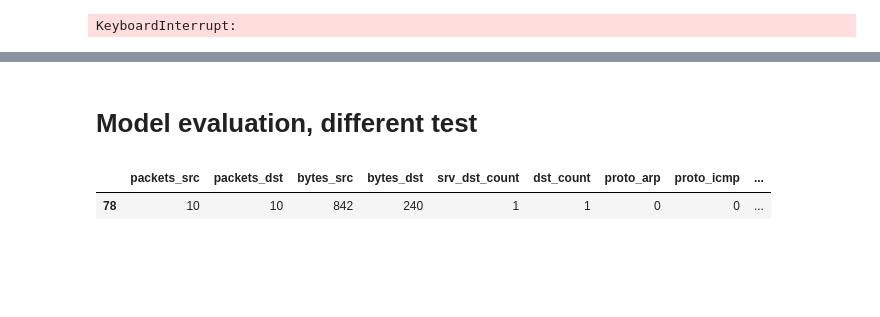
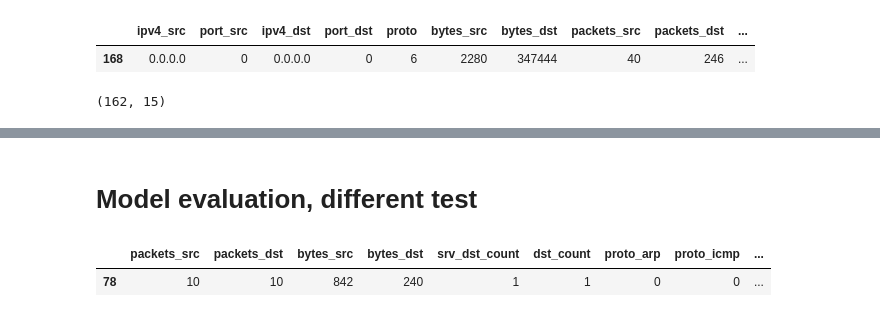
Before and after one commit to j05k0/DP_Security_improvements, a Jupyter notebook: jupyter_notebooks/Flows_dump_evaluation.ipynb, the cells around one changed output, grey strips where cells are left out. Drawn from its saved outputs; the diff is of its cells as text; code cells hidden in the pictures; blank space fills up the shorter version.

```diff
--- a/jupyter_notebooks/Flows_dump_evaluation.ipynb
+++ b/jupyter_notebooks/Flows_dump_evaluation.ipynb
@@ -52,21 +60,5 @@ flows.head(20)
-# %%
-def get_real_labels(ipv4_src, port_src, ipv4_dst, port_dst):
-#     print ipv4_src, port_src, ipv4_dst, port_dst
-    tmp = real['Label'].loc[(real['ipv4_src'] == ipv4_src) &
-               (real['port_src'] == port_src) &
-               (real['ipv4_dst'] == ipv4_dst) &
-               (real['port_dst'] == port_dst)]
-#     print 'First:', tmp.values
-    if tmp.values.size == 0:
-        tmp = real['Label'].loc[(real['ipv4_src'] == ipv4_dst) &
-               (real['port_src'] == port_dst) &
-               (real['ipv4_dst'] == ipv4_src) &
-               (real['port_dst'] == port_src)]
-#         print 'Second:', tmp.values
-    return tmp.values[0]
-
-flows[['ipv4_src', 'port_src', 'ipv4_dst', 'port_dst']] = flows[['ipv4_src', 'port_src', 'ipv4_dst', 'port_dst']].astype(str)
-flows['real_label'] = flows.apply(lambda row: get_real_labels(row['ipv4_src'], row['port_src'], row['ipv4_dst'], row['port_dst']), axis=1)
-flows.head()
-# %% [output]
-KeyboardInterrupt:
+# %%
+flows.loc[(flows['port_src'] == 0) & (flows['port_dst'] == 0)]
+# %% [output]
+|  | ipv4_src | port_src | ipv4_dst | port_dst | proto | bytes_src | bytes_dst | packets_src | packets_dst | ... |
+| 168 | 0.0.0.0 | 0 | 0.0.0.0 | 0 | 6 | 2280 | 347444 | 40 | 246 | ... |
@@ -73,2 +67,8 @@ KeyboardInterrupt:
+# %%
+flows = whole.loc[169:]
+flows.reset_index(drop=True, inplace=True)
+flows.shape
+# %% [output]
+(162, 15)
 # %%
 flows[['ipv4_src', 'port_src', 'ipv4_dst', 'port_dst']] = flows[['ipv4_src', 'port_src', 'ipv4_dst', 'port_dst']].astype(str)
```
Also changed, not shown: parts of 19 cells of this notebook, 3 other files.
